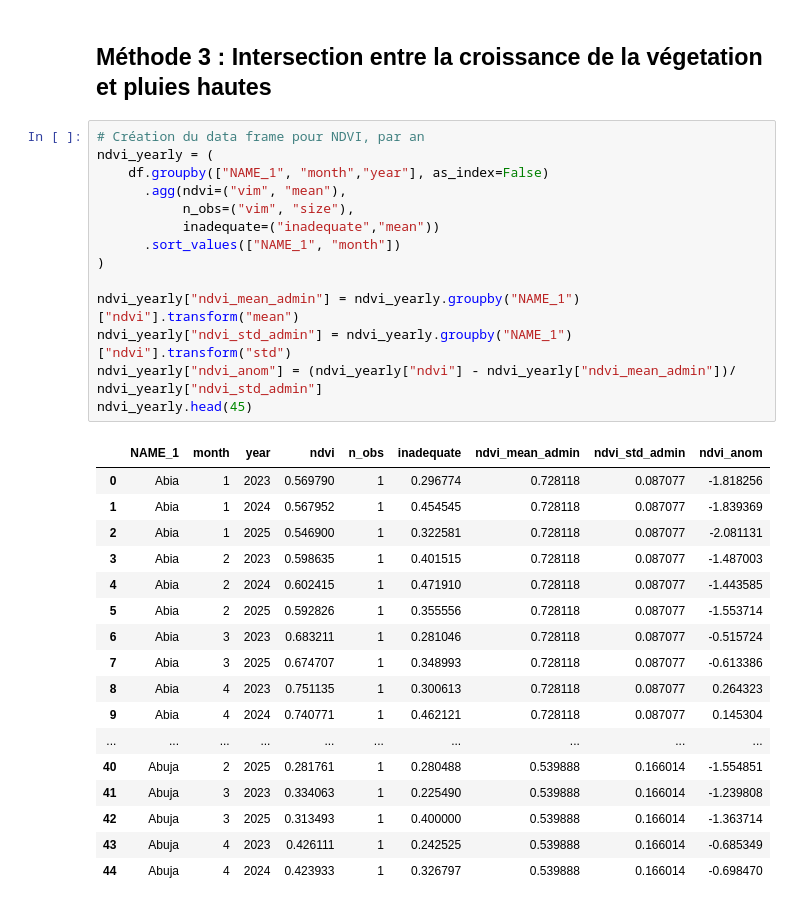
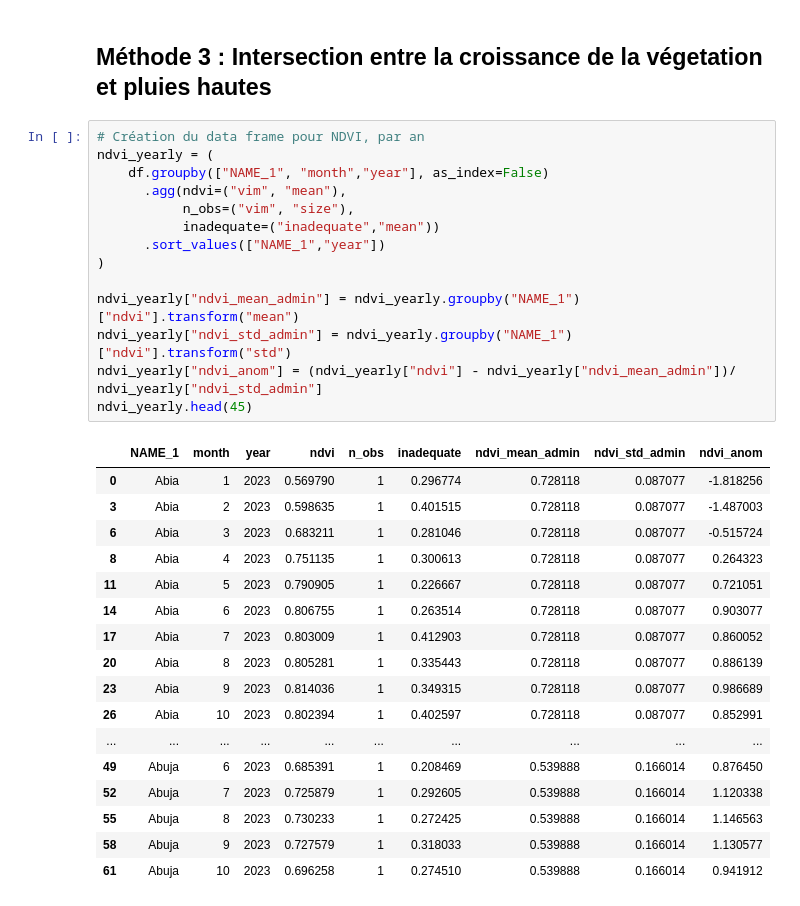
Before and after one commit to tnourlyn/Projet-de-Statapp---WFP-, a Jupyter notebook: Lean_season.ipynb, the cells around one changed output. Cells and saved outputs as stored; diff of their text form.

```diff
--- a/Lean_season.ipynb
+++ b/Lean_season.ipynb
@@ -781,33 +765,33 @@ La limite de cet indicateur est qu'il ne permet pas de définir une période de
 # %%
 # Création du data frame pour NDVI, par an
 ndvi_yearly = (
     df.groupby(["NAME_1", "month","year"], as_index=False)
       .agg(ndvi=("vim", "mean"),
            n_obs=("vim", "size"),
            inadequate=("inadequate","mean"))
-      .sort_values(["NAME_1", "month"])
+      .sort_values(["NAME_1","year"])
 )
 
 ndvi_yearly["ndvi_mean_admin"] = ndvi_yearly.groupby("NAME_1")["ndvi"].transform("mean")
 ndvi_yearly["ndvi_std_admin"] = ndvi_yearly.groupby("NAME_1")["ndvi"].transform("std")
 ndvi_yearly["ndvi_anom"] = (ndvi_yearly["ndvi"] - ndvi_yearly["ndvi_mean_admin"])/ ndvi_yearly["ndvi_std_admin"]
 ndvi_yearly.head(45)
 # %% [output]
 |  | NAME_1 | month | year | ndvi | n_obs | inadequate | ndvi_mean_admin | ndvi_std_admin | ndvi_anom |
 | 0 | Abia | 1 | 2023 | 0.569790 | 1 | 0.296774 | 0.728118 | 0.087077 | -1.818256 |
-| 1 | Abia | 1 | 2024 | 0.567952 | 1 | 0.454545 | 0.728118 | 0.087077 | -1.839369 |
-| 2 | Abia | 1 | 2025 | 0.546900 | 1 | 0.322581 | 0.728118 | 0.087077 | -2.081131 |
 | 3 | Abia | 2 | 2023 | 0.598635 | 1 | 0.401515 | 0.728118 | 0.087077 | -1.487003 |
-| 4 | Abia | 2 | 2024 | 0.602415 | 1 | 0.471910 | 0.728118 | 0.087077 | -1.443585 |
-| 5 | Abia | 2 | 2025 | 0.592826 | 1 | 0.355556 | 0.728118 | 0.087077 | -1.553714 |
 | 6 | Abia | 3 | 2023 | 0.683211 | 1 | 0.281046 | 0.728118 | 0.087077 | -0.515724 |
-| 7 | Abia | 3 | 2025 | 0.674707 | 1 | 0.348993 | 0.728118 | 0.087077 | -0.613386 |
 | 8 | Abia | 4 | 2023 | 0.751135 | 1 | 0.300613 | 0.728118 | 0.087077 | 0.264323 |
-| 9 | Abia | 4 | 2024 | 0.740771 | 1 | 0.462121 | 0.728118 | 0.087077 | 0.145304 |
+| 11 | Abia | 5 | 2023 | 0.790905 | 1 | 0.226667 | 0.728118 | 0.087077 | 0.721051 |
+| 14 | Abia | 6 | 2023 | 0.806755 | 1 | 0.263514 | 0.728118 | 0.087077 | 0.903077 |
+| 17 | Abia | 7 | 2023 | 0.803009 | 1 | 0.412903 | 0.728118 | 0.087077 | 0.860052 |
+| 20 | Abia | 8 | 2023 | 0.805281 | 1 | 0.335443 | 0.728118 | 0.087077 | 0.886139 |
+| 23 | Abia | 9 | 2023 | 0.814036 | 1 | 0.349315 | 0.728118 | 0.087077 | 0.986689 |
+| 26 | Abia | 10 | 2023 | 0.802394 | 1 | 0.402597 | 0.728118 | 0.087077 | 0.852991 |
 | ... | ... | ... | ... | ... | ... | ... | ... | ... | ... |
-| 40 | Abuja | 2 | 2025 | 0.281761 | 1 | 0.280488 | 0.539888 | 0.166014 | -1.554851 |
-| 41 | Abuja | 3 | 2023 | 0.334063 | 1 | 0.225490 | 0.539888 | 0.166014 | -1.239808 |
-| 42 | Abuja | 3 | 2025 | 0.313493 | 1 | 0.400000 | 0.539888 | 0.166014 | -1.363714 |
-| 43 | Abuja | 4 | 2023 | 0.426111 | 1 | 0.242525 | 0.539888 | 0.166014 | -0.685349 |
-| 44 | Abuja | 4 | 2024 | 0.423933 | 1 | 0.326797 | 0.539888 | 0.166014 | -0.698470 |
+| 49 | Abuja | 6 | 2023 | 0.685391 | 1 | 0.208469 | 0.539888 | 0.166014 | 0.876450 |
+| 52 | Abuja | 7 | 2023 | 0.725879 | 1 | 0.292605 | 0.539888 | 0.166014 | 1.120338 |
+| 55 | Abuja | 8 | 2023 | 0.730233 | 1 | 0.272425 | 0.539888 | 0.166014 | 1.146563 |
+| 58 | Abuja | 9 | 2023 | 0.727579 | 1 | 0.318033 | 0.539888 | 0.166014 | 1.130577 |
+| 61 | Abuja | 10 | 2023 | 0.696258 | 1 | 0.274510 | 0.539888 | 0.166014 | 0.941912 |
 # %%
```
Also changed, not shown: parts of 25 cells of this notebook, 1 other file.
